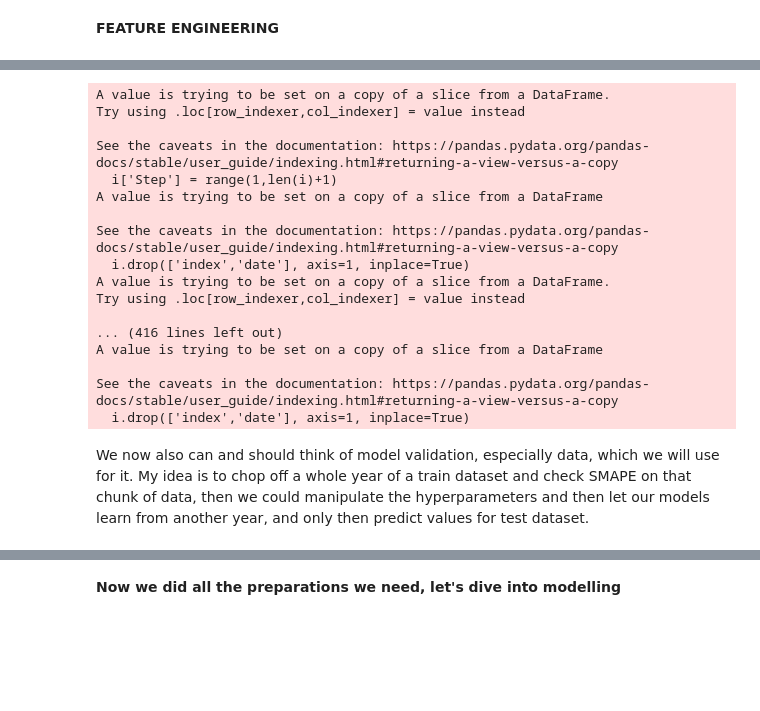
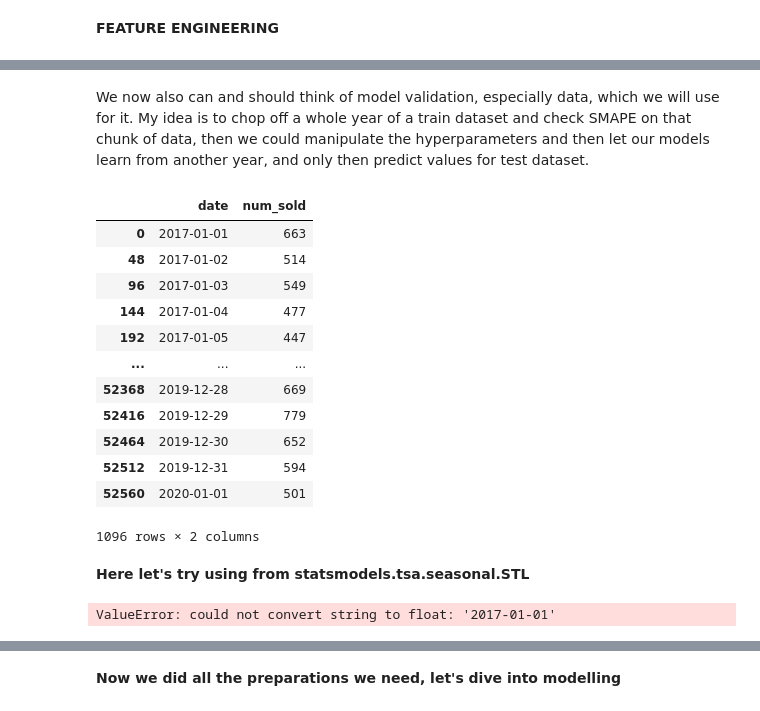
Before and after one commit to Serueja/kaggle-comps, a Jupyter notebook: tabular_playground_series/t_p_s_init.ipynb, the cells around one changed output, grey strips where cells are left out. Cells and saved outputs as stored; diff of their text form; code cells hidden in the pictures; blank space fills up the shorter version.

```diff
--- a/tabular_playground_series/t_p_s_init.ipynb
+++ b/tabular_playground_series/t_p_s_init.ipynb
@@ -341,26 +320,3 @@ for i in range(4):
-# %%
-for i in X_train:
-    i['Step'] = range(1,len(i)+1)
-    i.reset_index(inplace=True)
-    i.drop(['index','date'], axis=1, inplace=True)
-# %% [output]
-A value is trying to be set on a copy of a slice from a DataFrame.
-Try using .loc[row_indexer,col_indexer] = value instead
-
-See the caveats in the documentation: https://pandas.pydata.org/pandas-docs/stable/user_guide/indexing.html#returning-a-view-versus-a-copy
-  i['Step'] = range(1,len(i)+1)
-A value is trying to be set on a copy of a slice from a DataFrame
-
-See the caveats in the documentation: https://pandas.pydata.org/pandas-docs/stable/user_guide/indexing.html#returning-a-view-versus-a-copy
-  i.drop(['index','date'], axis=1, inplace=True)
-A value is trying to be set on a copy of a slice from a DataFrame.
-Try using .loc[row_indexer,col_indexer] = value instead
-
-... (416 lines left out)
-A value is trying to be set on a copy of a slice from a DataFrame
-
-See the caveats in the documentation: https://pandas.pydata.org/pandas-docs/stable/user_guide/indexing.html#returning-a-view-versus-a-copy
-  i.drop(['index','date'], axis=1, inplace=True)
 # %% [markdown]
 We now also can and should think of model validation, especially data, which we will use for it. My idea is to chop off a whole year of a train dataset and check SMAPE on that chunk of data, then we could manipulate the hyperparameters and then let our models learn from another year, and only then predict values for test dataset.
 # %%
@@ -368,5 +324,23 @@ X_train_mini = []
 X_eval = []
 # %%
 for i in X_train:
-    X_train_mini.append(i[i['Step'] <= 1096])
-    X_eval.append(i[i['Step'] > 1096])
+    X_train_mini.append(i[i['date'] <= '2020-01-01'])
+    X_eval.append(i[i['date'] > '2020-01-01'])
+# %%
+X_train_mini[0]
+# %% [output]
+|  | date | num_sold |
+| 0 | 2017-01-01 | 663 |
+| 48 | 2017-01-02 | 514 |
+| 96 | 2017-01-03 | 549 |
+| 144 | 2017-01-04 | 477 |
+| 192 | 2017-01-05 | 447 |
+| ... | ... | ... |
+| 52368 | 2019-12-28 | 669 |
+| 52416 | 2019-12-29 | 779 |
+| 52464 | 2019-12-30 | 652 |
+| 52512 | 2019-12-31 | 594 |
+| 52560 | 2020-01-01 | 501 |
+1096 rows × 2 columns
+# %% [markdown]
+**Here let's try using from statsmodels.tsa.seasonal.STL**
@@ -372,0 +349,10 @@ for i in X_train:
+# %%
+from scipy import signal
+from statsmodels.tsa.seasonal import seasonal_decompose
+from statsmodels.tsa.seasonal import STL
+
+stl = STL(temp, seasonal=51, robust=True)
+res = stl.fit()
+fig = res.plot()
+# %% [output]
+ValueError: could not convert string to float: '2017-01-01'
```
Also changed, not shown: parts of 37 cells of this notebook.
